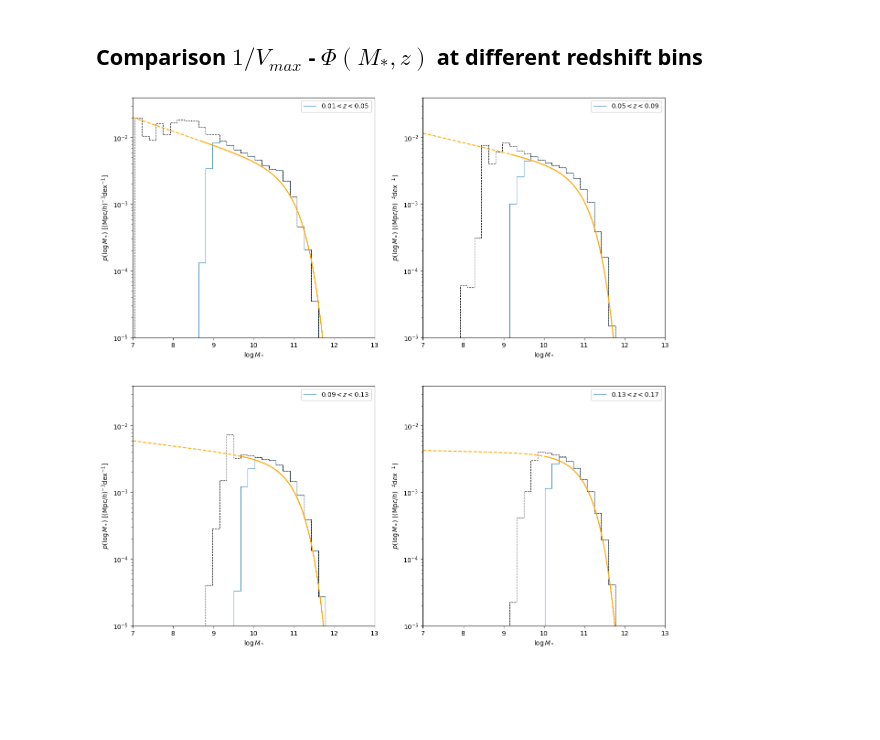
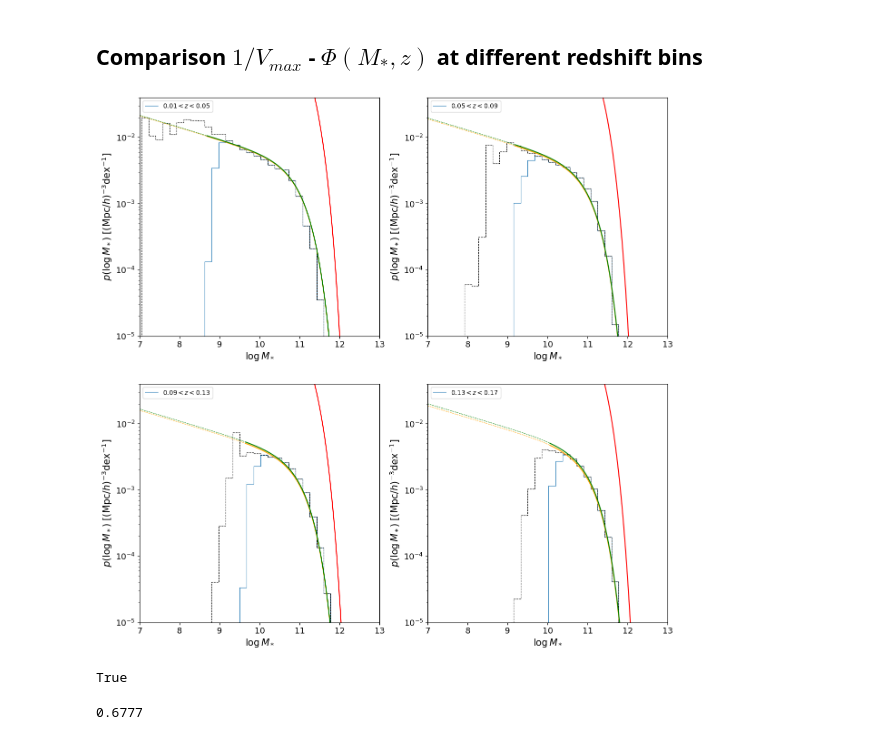
Before and after one commit to fedehope/zSMF, a Jupyter notebook: nb/test.ipynb, the cells around one changed output. Cells and saved outputs as stored; diff of their text form; code cells hidden in the pictures; blank space fills up the shorter version.

Commit message:
fixed 1/Vmax hist - tested zSMF normalisations

```diff
--- a/nb/test.ipynb
+++ b/nb/test.ipynb
@@ -14,7 +14,7 @@ from VMaxDensity import VmaxDensity
 from ZSchechterModel import ZSchechterModel
 # %%
 bgs = BGS('BGS_ANY_full.provabgs.lite.hdf5', is_bgs_bright=True)
-emcee_file = FileEmcee(z_dependence=True, bin_test=True, info_file='0.01_0.2')
+emcee_file = FileEmcee(z_dependence=True, bin_test=True, info_file='0.01_0.4')
 emcee_run = EmceeRun(emcee_file)
 # %%
 emcee_run.set_best_params(discard=150)
@@ -80,27 +80,41 @@ x_median.min()
 # %%
 zmins = np.array([0.01 + 0.04 * i for i in range(4)])
 zmaxs = np.array([0.05 + 0.04 * i for i in range(4)])
 
 x_lin_ext = np.linspace(7, 14, 100)
 
 fig = plt.figure(figsize=(15,15))
 
-plot_params_ext = {'color': 'orange', 'linestyle':'--'}
+plot_params_ext = {'color': 'orange', 'linestyle':'--', 'linewidth':0.7}
 plot_params = {'color':'orange', 'linestyle':'-'}
+
+plot_params_ext2 = {'color': 'green', 'linestyle':'--', 'linewidth':0.7}
+plot_params2 = {'color':'green', 'linestyle':'-'}
+
+plot_params_ext3 = {'color': 'red', 'linestyle':'--', 'linewidth':0.7}
+plot_params3 = {'color':'red', 'linestyle':'-'}
 
 for i, zmin, zmax, z0 in zip(range(4), zmins, zmaxs, zmins + (zmaxs - zmins)/2.):
     plt.subplot(2,2,i+1)
     h, b, _h, _b = vmax_hist.histogram_norm(zmin, zmax)
     z_smf = ZSchechterModel(bgs, zmin, zmax, z0)
 
     n = z_smf.normalisation(best_params)
+    n2 = z_smf.normalisation2(best_params)
+    n3 = z_smf.normalisation3(best_params)
 
     x_lin = np.linspace(z_smf.mlim.min(), 14, 100)
     # print(z_smf.mlim.min())
     plotter.plot_vmax_hist(h, b, _h, _b, **{'label':f'${zmin}< z <{zmax:.2f}$'})
     Plotter.plot_zschechter(x_lin, z0, n, best_params, **plot_params)
     Plotter.plot_zschechter(x_lin_ext, z0, n, best_params, **plot_params_ext)
+    Plotter.plot_zschechter(x_lin, z0, n2, best_params, **plot_params2)
+    Plotter.plot_zschechter(x_lin_ext, z0, n2, best_params, **plot_params_ext2)
+    Plotter.plot_zschechter(x_lin, z0, n3, best_params, **plot_params3)
+    Plotter.plot_zschechter(x_lin_ext, z0, n3, best_params, **plot_params_ext3)
+    plt.xticks(fontsize=13)
+    plt.yticks(fontsize=13)
     plt.legend(loc='best')
 plt.show()
 # %% [output]
-[figure, old version]
+[figure, new version]
@@ -106,0 +123,11 @@ plt.show()
+# %%
+from astropy.cosmology import Planck13
+v_zmin = Planck13.comoving_volume(0.01).value * Planck13.h ** 3 * (173.641 / (4. * np.pi * (180 / np.pi) ** 2))
+v_zmax = Planck13.comoving_volume(0.05).value * Planck13.h ** 3 * (173.641 / (4. * np.pi * (180 / np.pi) ** 2))
+np.sum(phi.vmax) > v_zmax - v_zmin
+# %% [output]
+True
+# %%
+Planck13.h
+# %% [output]
+0.6777
```
Also changed, not shown: parts of 1 cell of this notebook, 2 other files.
